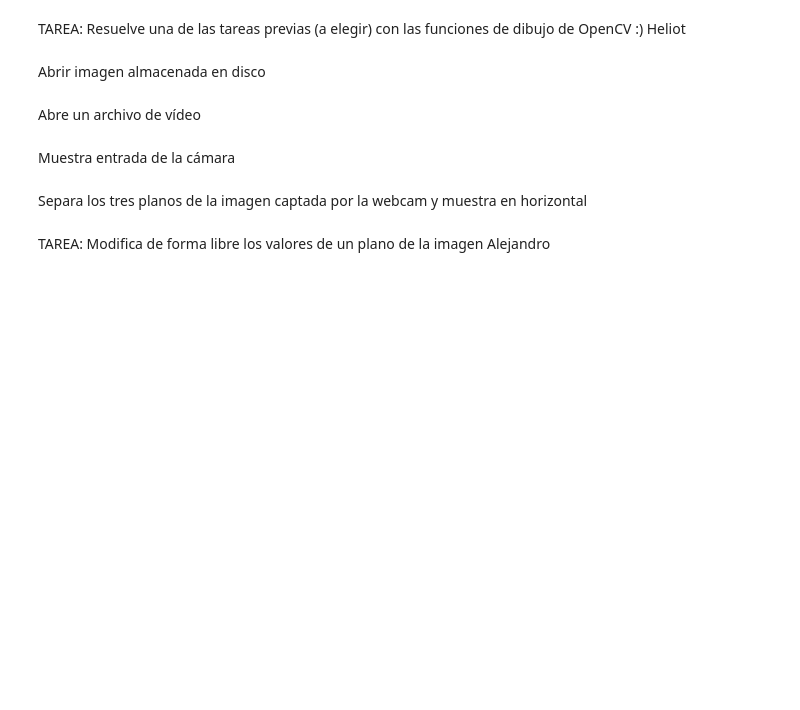
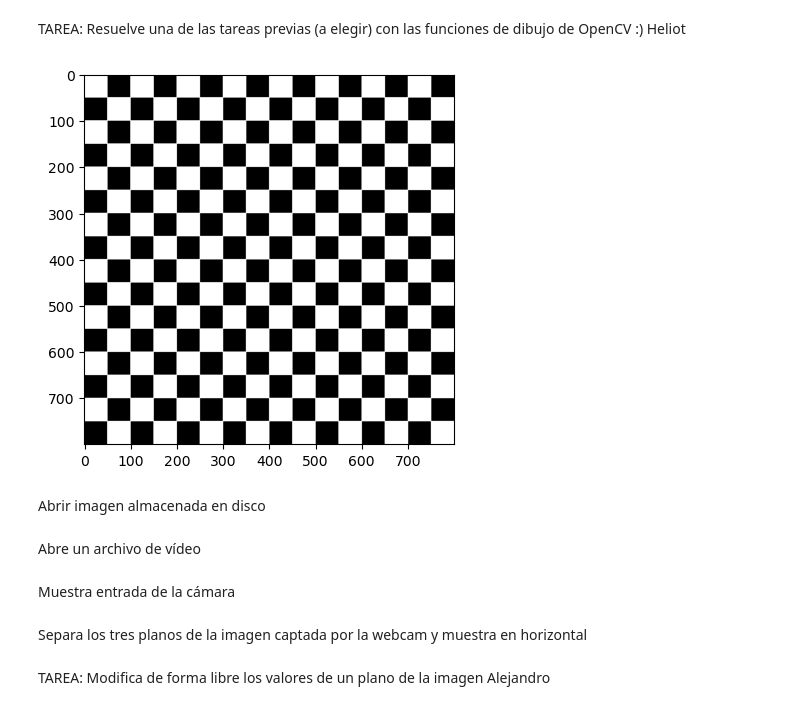
Before and after one commit to kratoscordoba7/VCP1, a Jupyter notebook: VC_P1 copy.ipynb, the cells around one changed output. Saved outputs shown, nothing was run; the diff lists cells and outputs as text; code cells hidden in the pictures; blank space fills up the shorter version.

```diff
--- a/VC_P1 copy.ipynb
+++ b/VC_P1 copy.ipynb
@@ -135,5 +180,26 @@ cv2.imwrite('imagen.jpg', color_img)
 # %% [markdown]
 TAREA: Resuelve una de las tareas previas (a elegir) con las funciones de dibujo de OpenCV  :) Heliot
+# %%
+tamaño_casilla = 50  # Tamaño de cada casilla en píxeles
+
+# Crear una imagen negra
+color_img = np.zeros((alto, ancho, 3), dtype=np.uint8)
+
+# Alternar colores de las casillas
+for i in range(alto // tamaño_casilla):
+    for j in range(ancho//tamaño_casilla):
+        # Dibujar el rectángulo blanco si la suma de i + j es par (para alternar)
+        if (i+ j) % 2 == 0:
+            cv2.rectangle(color_img,
+                          (j * tamaño_casilla, i * tamaño_casilla),
+                          ((j + 1) * tamaño_casilla, (i + 1) * tamaño_casilla),
+                          (255, 255, 255), -1)
+
+# Visualiza con matplotlib (especificando el mapa de color gris)
+plt.imshow(color_img, cmap='gray')
+plt.show()
+# %% [output]
+[figure, added]
 # %% [markdown]
 Abrir imagen almacenada en disco
 # %%
```
Also changed, not shown: parts of 5 cells of this notebook.
